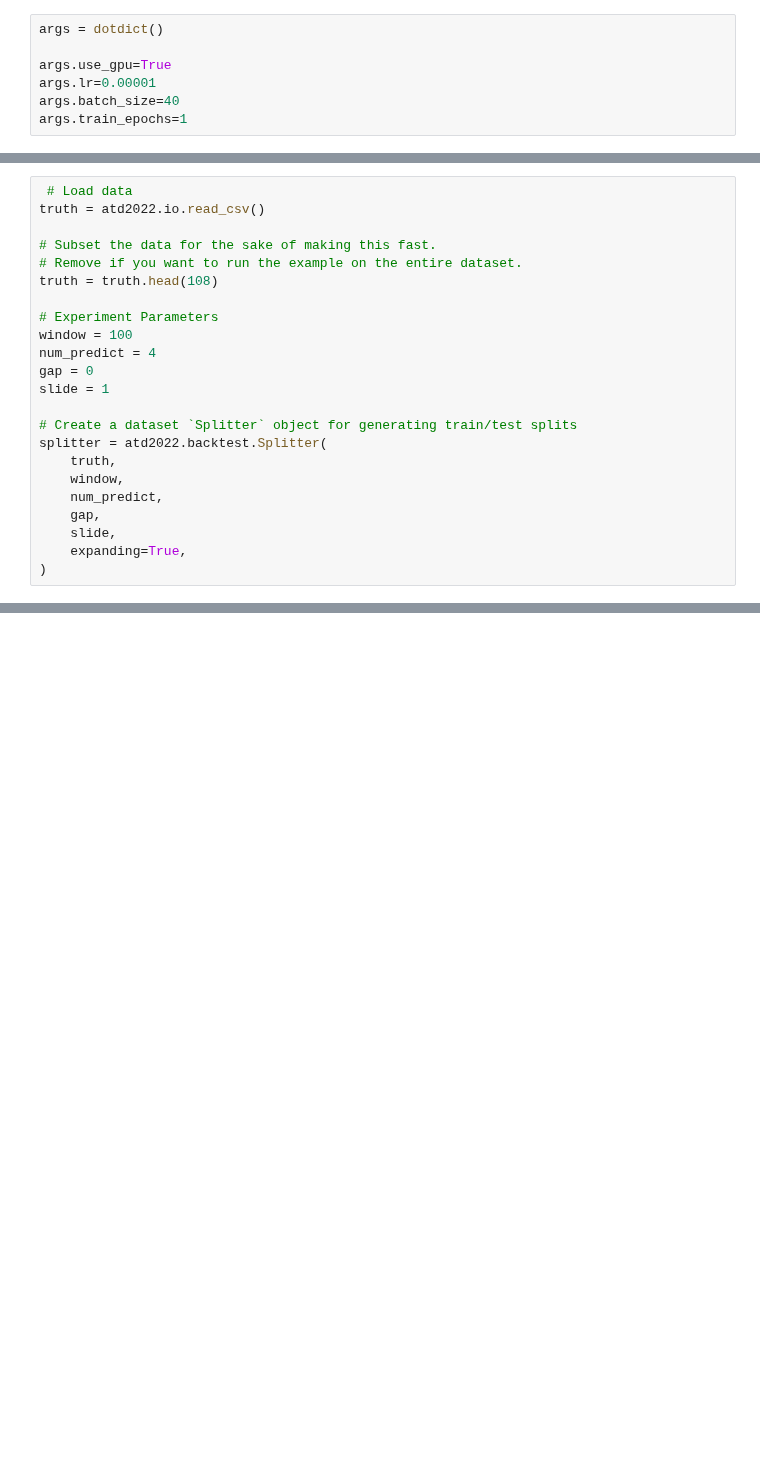
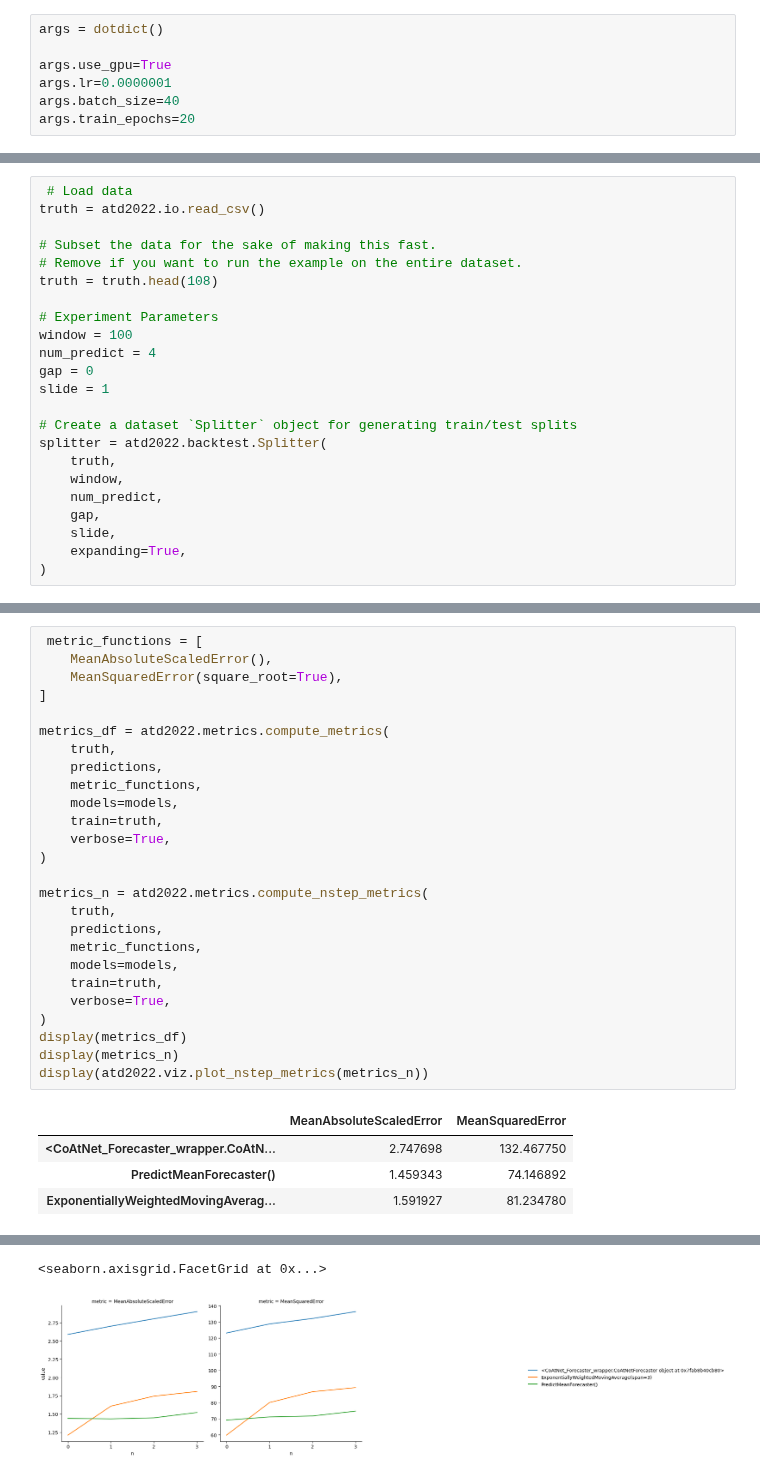
Before and after one commit to WillZ00/LISP-ATD-2022, a Jupyter notebook: CoAtNet/ATD_CoAtNet_Demo.ipynb, the cells around one changed output, grey strips where cells are left out. Drawn from its saved outputs; the diff is of its cells as text; blank space fills up the shorter version.

```diff
--- a/CoAtNet/ATD_CoAtNet_Demo.ipynb
+++ b/CoAtNet/ATD_CoAtNet_Demo.ipynb
@@ -26,9 +26,9 @@ torch.cuda.set_device(2)
 args = dotdict()
 
 args.use_gpu=True
-args.lr=0.00001
+args.lr=0.0000001
 args.batch_size=40
-args.train_epochs=1
+args.train_epochs=20
 # %%
 lispDL =  CoAtNetForecaster(args)
 # %%
@@ -135,0 +154,31 @@ display(atd2022.viz.plot_nstep_metrics(metrics_n))
+# %%
+ metric_functions = [
+    MeanAbsoluteScaledError(),
+    MeanSquaredError(square_root=True),
+]
+
+metrics_df = atd2022.metrics.compute_metrics(
+    truth,
+    predictions,
+    metric_functions,
+    models=models,
+    train=truth,
+    verbose=True,
+)
+
+metrics_n = atd2022.metrics.compute_nstep_metrics(
+    truth,
+    predictions,
+    metric_functions,
+    models=models,
+    train=truth,
+    verbose=True,
+)
+display(metrics_df)
+display(metrics_n)
+display(atd2022.viz.plot_nstep_metrics(metrics_n))
+# %% [output]
+|  | MeanAbsoluteScaledError | MeanSquaredError |
+| <CoAtNet_Forecaster_wrapper.CoAtN... | 2.747698 | 132.467750 |
+| PredictMeanForecaster() | 1.459343 | 74.146892 |
+| ExponentiallyWeightedMovingAverag... | 1.591927 | 81.234780 |
@@ -135,0 +199,2 @@ display(atd2022.viz.plot_nstep_metrics(metrics_n))
+<seaborn.axisgrid.FacetGrid at 0x...>
+[figure, added]
```
Also changed, not shown: parts of 3 cells of this notebook.
